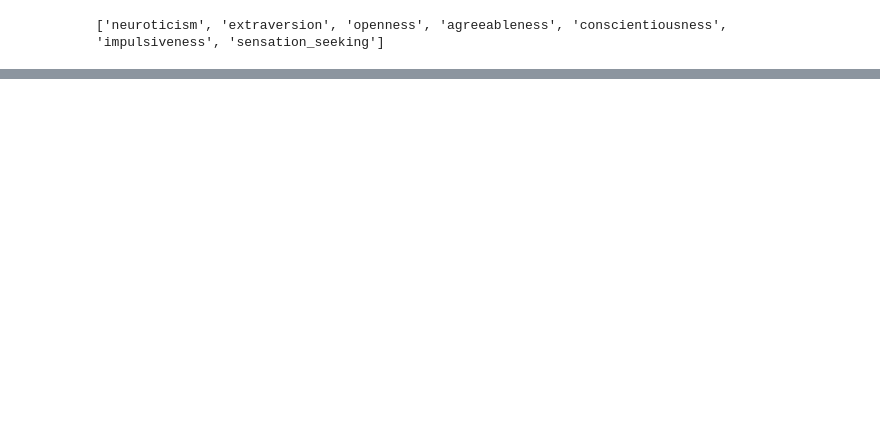
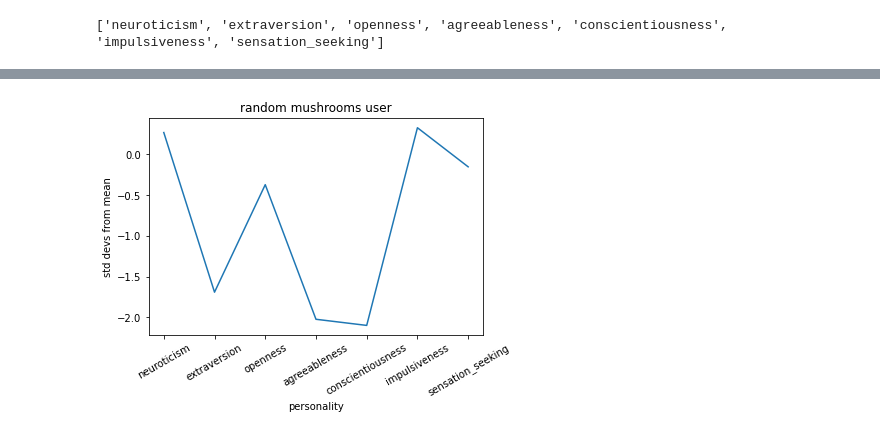
Before and after one commit to kambielawski/uciml_data_analysis, a Jupyter notebook: Drug_Consumption_Scratchpad.ipynb, the cells around one changed output, grey strips where cells are left out. Saved outputs shown, nothing was run; the diff lists cells and outputs as text; code cells hidden in the pictures; blank space fills up the shorter version.

Commit message:
drug consumption analysis

```diff
--- a/Drug_Consumption_Scratchpad.ipynb
+++ b/Drug_Consumption_Scratchpad.ipynb
@@ -508,0 +497,23 @@ print(samples[0])
+# %%
+# now we want to be able to do this for any drug
+
+def get_mm(drug, num_gaussians=3):
+    if drug not in labeled_data.columns:
+        return -1
+    data = np.array(labeled_data[personalities].loc[labeled_data[drug] == 'user'])
+    weights, means, covs = gaussian_mixture_model(data, num_gaussians)
+    return weights, means, covs
+
+def generate_n_samples(weights, means, covs, n=100):
+    samples = np.concatenate([np.random.multivariate_normal(means, covs, int(weights*n)) for weights, means, covs in zip(weights, means, covs)])
+    return samples
+
+def plot_sample(sample, title=''):
+    plt.plot(personalities, sample)
+    plt.xticks(rotation=30)
+    plt.title(title)
+    plt.xlabel('personality')
+    plt.ylabel('std devs from mean')
+# %%
+# now it's straightforward to generate samples of any given drug-user
+weights_mushrooms, means_mushrooms, covs_mushrooms = get_mm('mushrooms')
@@ -508,0 +541,5 @@ print(samples[0])
+# %%
+samples = generate_n_samples(weights_mushrooms, means_mushrooms, covs_mushrooms)
+plot_sample(samples[0], title='random mushrooms user')
+# %% [output]
+[figure, added]
```
Also changed, not shown: parts of 9 cells of this notebook, 2 other files.
